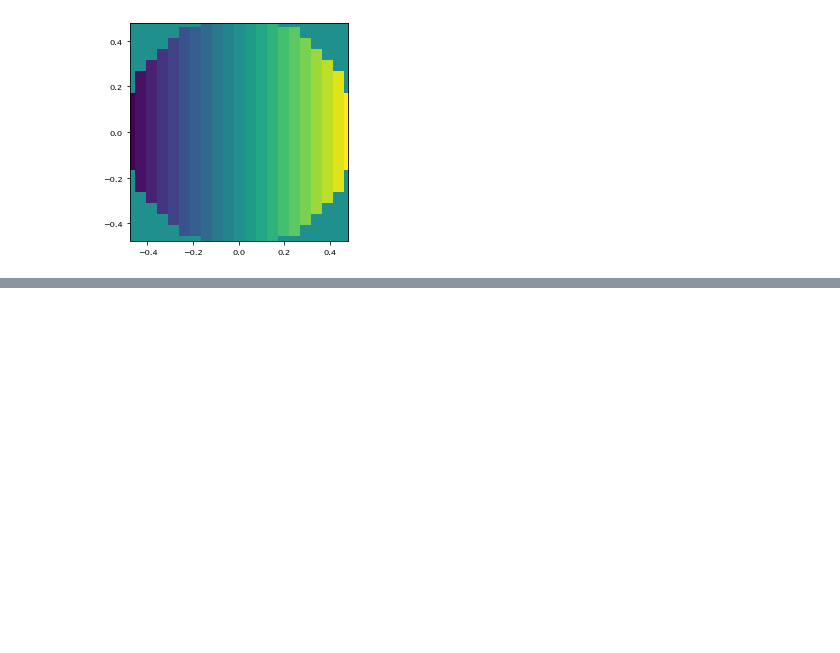
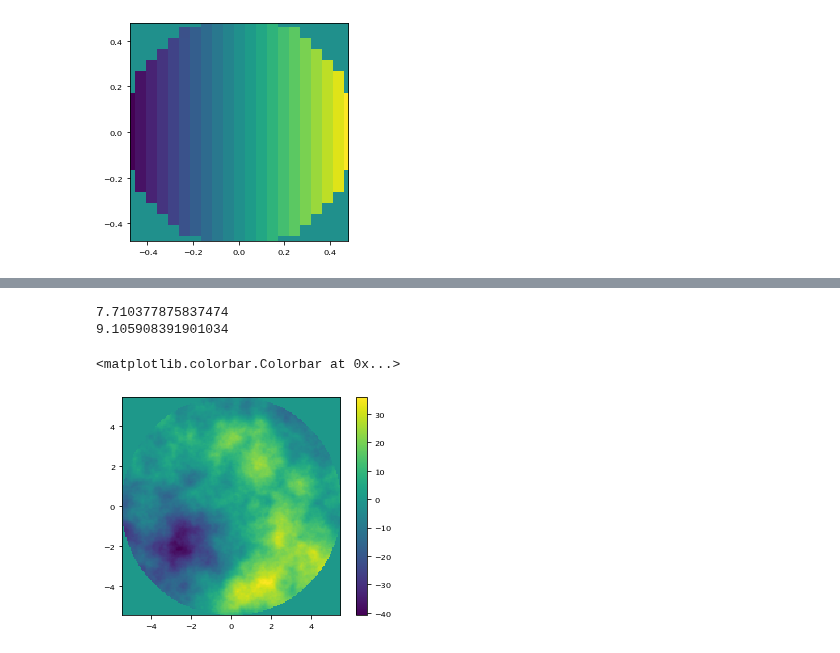
Before and after one commit to aditya-sengupta/tip-tilt-control, a Jupyter notebook: control/dev/turbulence.ipynb, the cells around one changed output, grey strips where cells are left out. Saved outputs shown, nothing was run; the diff lists cells and outputs as text; code cells hidden in the pictures; blank space fills up the shorter version.

```diff
--- a/control/dev/turbulence.ipynb
+++ b/control/dev/turbulence.ipynb
@@ -61,6 +61,7 @@ pup  = pupil(nAct) == 1
 binning_factor = 8
 p = nAct*binning_factor
 pupil_grid     = make_pupil_grid(p, D)
+mask = pupil(p).flatten()
 
 times = np.arange(0, T, dt)
 
@@ -69,6 +70,7 @@ times = np.arange(0, T, dt)
 mode_basis = make_zernike_basis(num_modes=3, D=D, grid=pupil_grid)
 tip = mode_basis[1:2]
 tilt = mode_basis[2:3]
+overkill_basis = make_zernike_basis(num_modes=1000, D=D, grid=pupil_grid)
 g = make_pupil_grid(nAct * binning_factor)
 pure_tip, pure_tilt = [zernike(*ansi_to_zernike(i))(g) for i in (1, 2)]
 # %%
@@ -126,0 +142,13 @@ plt.show()
+# %%
+phases = turbulence_phases()
+# %%
+k = 800
+imshow_field(phases[k] * mask - turbulence_tip[k] - turbulence_tilt[k], pupil_grid)
+print(np.mean(np.abs(phases[k] * mask)))
+print(np.mean(np.abs(phases[k] * mask - turbulence_tip[k] - turbulence_tilt[k])))
+plt.colorbar()
+# %% [output]
+7.710377875837474
+9.105908391901034
+<matplotlib.colorbar.Colorbar at 0x...>
+[figure, added]
```
Also changed, not shown: parts of 5 cells of this notebook.
